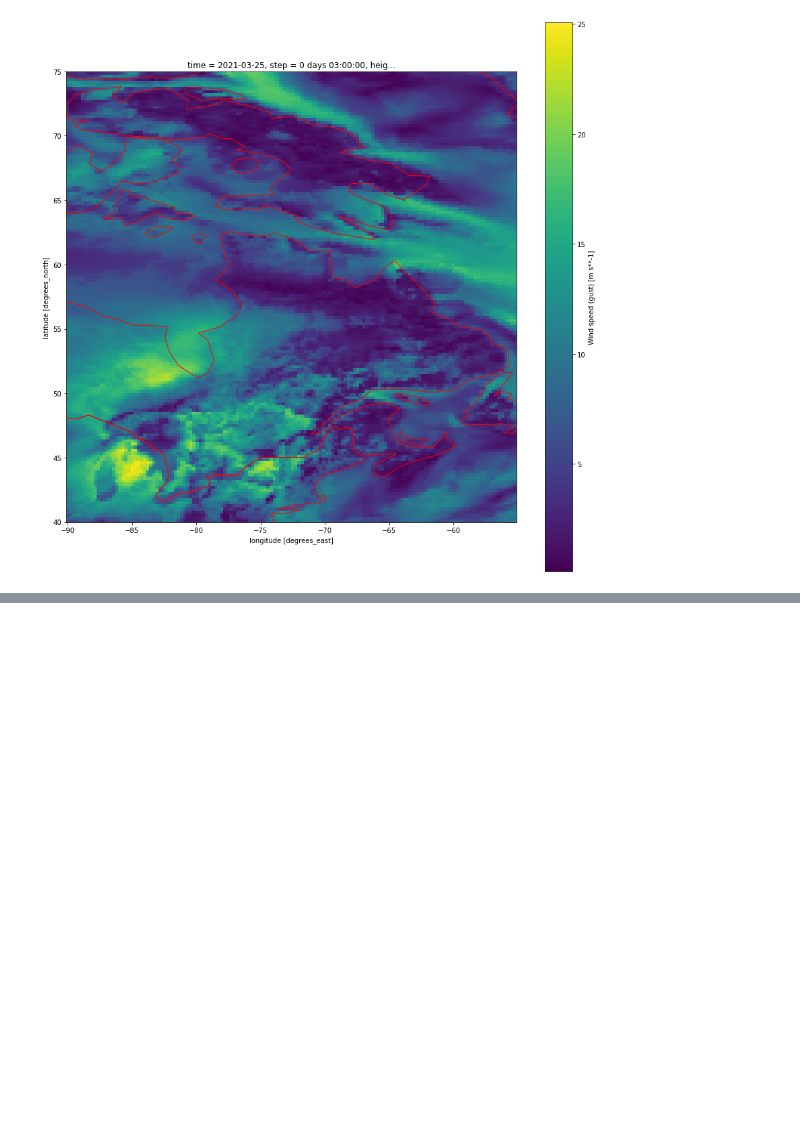
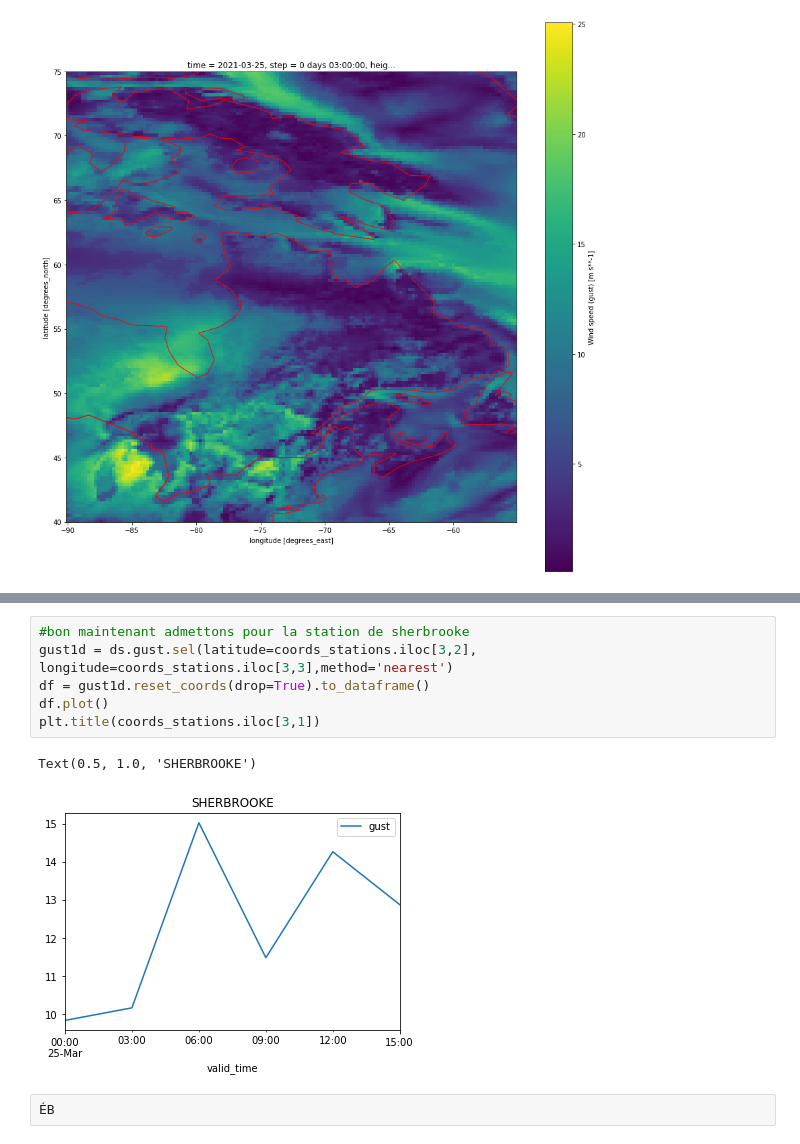
Before and after one commit to tito-am/cmc, a Jupyter notebook: Matrices Scribe Gust - GDPS.ipynb, the cells around one changed output, grey strips where cells are left out. Saved outputs shown, nothing was run; the diff lists cells and outputs as text; blank space fills up the shorter version.

```diff
--- a/Matrices Scribe Gust - GDPS.ipynb
+++ b/Matrices Scribe Gust - GDPS.ipynb
@@ -143,0 +178,11 @@ countries.plot(ax=ax,facecolor='none',edgecolor='red')
+# %%
+#bon maintenant admettons pour la station de sherbrooke
+gust1d = ds.gust.sel(latitude=coords_stations.iloc[3,2], longitude=coords_stations.iloc[3,3],method='nearest')
+df = gust1d.reset_coords(drop=True).to_dataframe()
+df.plot()
+plt.title(coords_stations.iloc[3,1])
+# %% [output]
+Text(0.5, 1.0, 'SHERBROOKE')
+[figure, added]
+# %%
+ÉB
```
Also changed, not shown: parts of 2 cells of this notebook, 1 other file.
